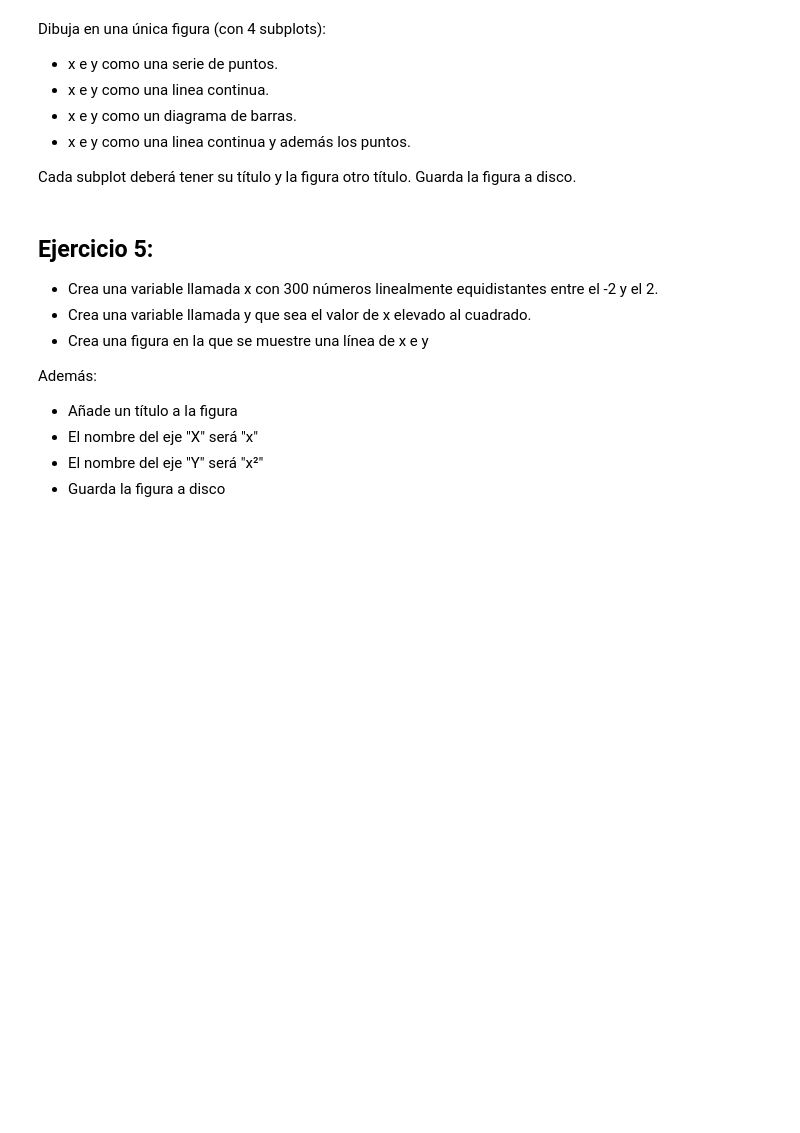
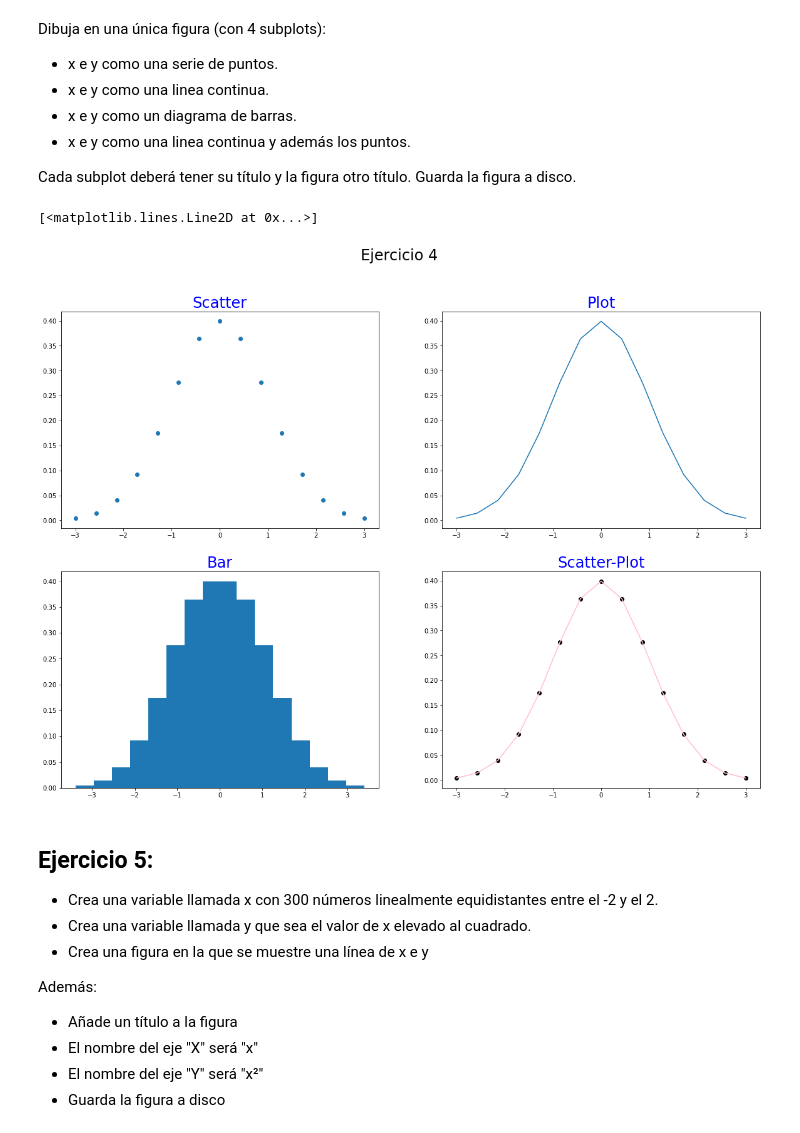
Before and after one commit to IanIAyBD/Curso, a Jupyter notebook: API/Tema 4 Graficos/grafics_ejer.ipynb, the cells around one changed output. Saved outputs shown, nothing was run; the diff lists cells and outputs as text; code cells hidden in the pictures; blank space fills up the shorter version.

```diff
--- a/API/Tema 4 Graficos/grafics_ejer.ipynb
+++ b/API/Tema 4 Graficos/grafics_ejer.ipynb
@@ -74,3 +72,30 @@ w
+# %%
+import matplotlib.pyplot as plt
+import numpy as np
+
+
+figure = plt.figure(figsize =(20,14))
+figure.suptitle("Ejercicio 4", fontsize= 24, color="black")
+
+ax1 = figure.add_subplot(2,2,1)
+ax1.set_title("Scatter", fontsize= 24, color="blue")
+ax1.scatter(x,y)
+
+ax2 = figure.add_subplot(2,2,2)
+ax2.set_title("Plot", fontsize= 24, color="blue")
+ax2.plot(x,y)
+
+ax3 = figure.add_subplot(223)
+ax3.set_title("Bar", fontsize= 24, color="blue")
+ax3.bar(x,y)
+
+ax4 = figure.add_subplot(224)
+ax4.set_title("Scatter-Plot", fontsize= 24, color="blue")
+ax4.scatter(x,y, color="black")
+ax4.plot(x,y, color="pink")
+# %% [output]
+[<matplotlib.lines.Line2D at 0x...>]
+[figure, added]
 # %% [markdown]
 ## Ejercicio 5:
 *    Crea una variable llamada x con 300 números linealmente equidistantes entre el -2 y el 2.
```
Also changed, not shown: parts of 1 cell of this notebook, 1 other file.
